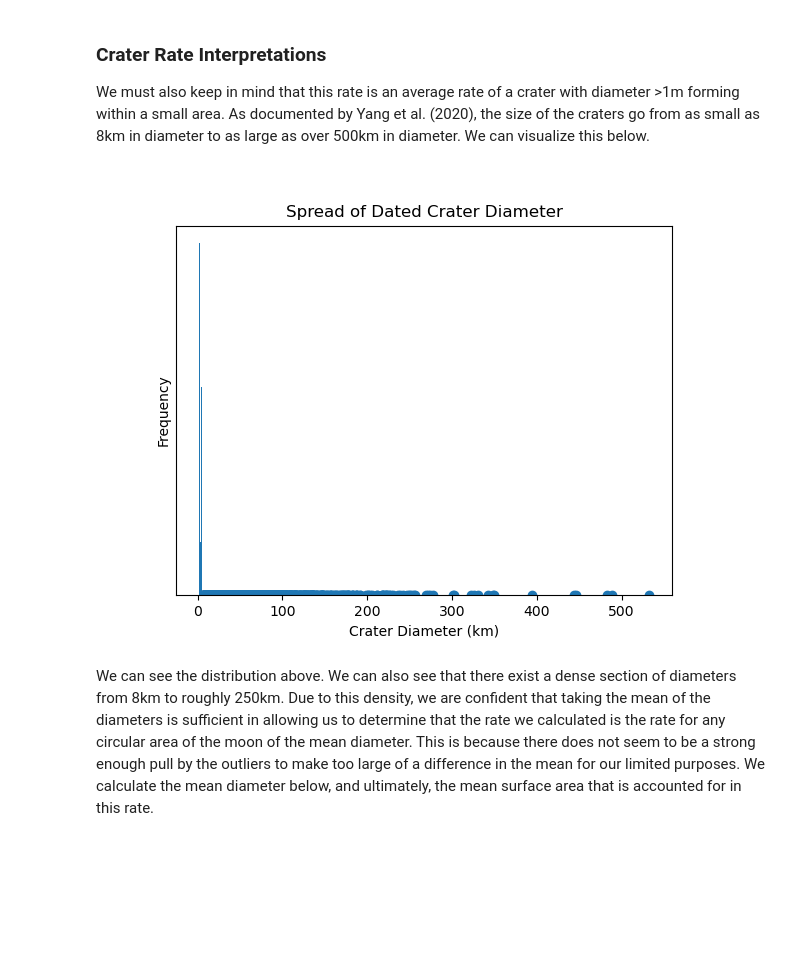
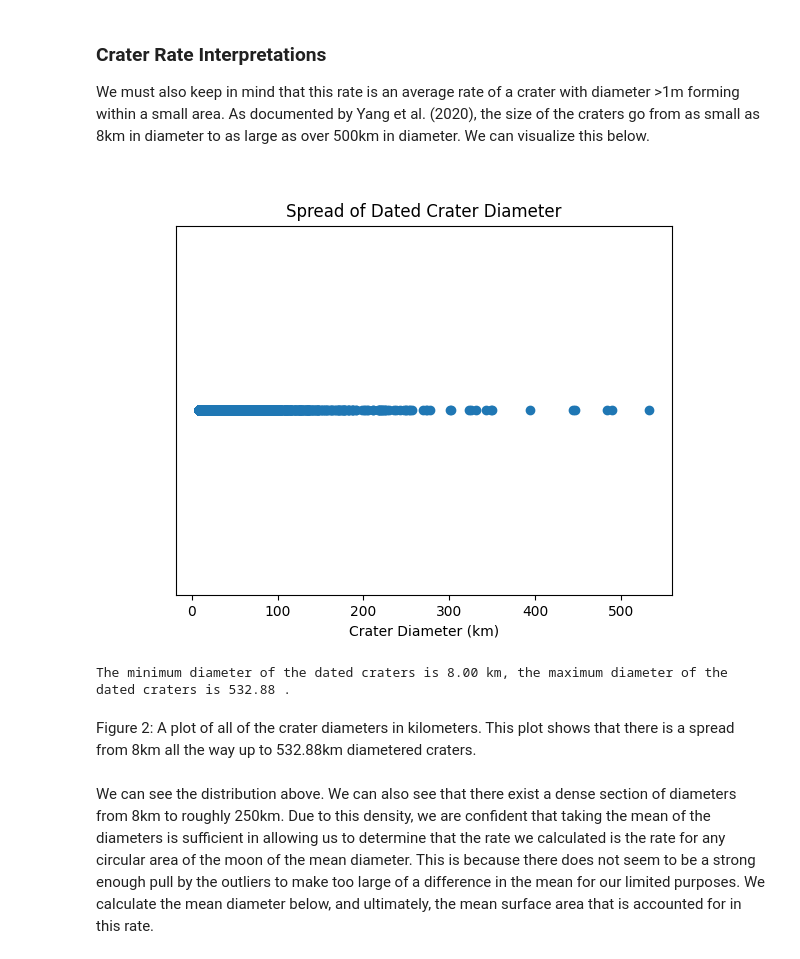
Before and after one commit to devlinih/lunar-crater-rates, a Jupyter notebook: lunar-crater-rates.ipynb, the cells around one changed output. Cells and saved outputs as stored; diff of their text form; code cells hidden in the pictures; blank space fills up the shorter version.

```diff
--- a/lunar-crater-rates.ipynb
+++ b/lunar-crater-rates.ipynb
@@ -220,16 +224,25 @@ We must also keep in mind that this rate is an average rate of a crater with dia
 # %%
 all_diameters = []
 for diameter in dated_craters["Diam_km"]:
   all_diameters.append(diameter)
 
 x = np.ones(len(all_diameters))
+fig2 = plt.figure()
 plt.yticks([])
 plt.scatter(all_diameters,x)
 plt.title("Spread of Dated Crater Diameter")
 plt.xlabel("Crater Diameter (km)")
 plt.show()
 # %% [output]
-[figure, old version]
+[figure, new version]
+# %%
+min_diam = min(all_diameters)
+max_diam = max(all_diameters)
+print("The minimum diameter of the dated craters is %.2f" % min_diam, "km, the maximum diameter of the dated craters is %.2f" % max_diam, ".")
+# %% [output]
+The minimum diameter of the dated craters is 8.00 km, the maximum diameter of the dated craters is 532.88 .
+# %% [markdown]
+Figure 2: A plot of all of the crater diameters in kilometers. This plot shows that there is a spread from 8km all the way up to 532.88km diametered craters.
 # %% [markdown]
 We can see the distribution above. We can also see that there exist a dense section of diameters from 8km to roughly 250km. Due to this density, we are confident that taking the mean of the diameters is sufficient in allowing us to determine that the rate we calculated is the rate for any circular area of the moon of the mean diameter. This is because there does not seem to be a strong enough pull by the outliers to make too large of a difference in the mean for our limited purposes. We calculate the mean diameter below, and ultimately, the mean surface area that is accounted for in this rate.
 # %%
```
Also changed, not shown: parts of 12 cells of this notebook.
